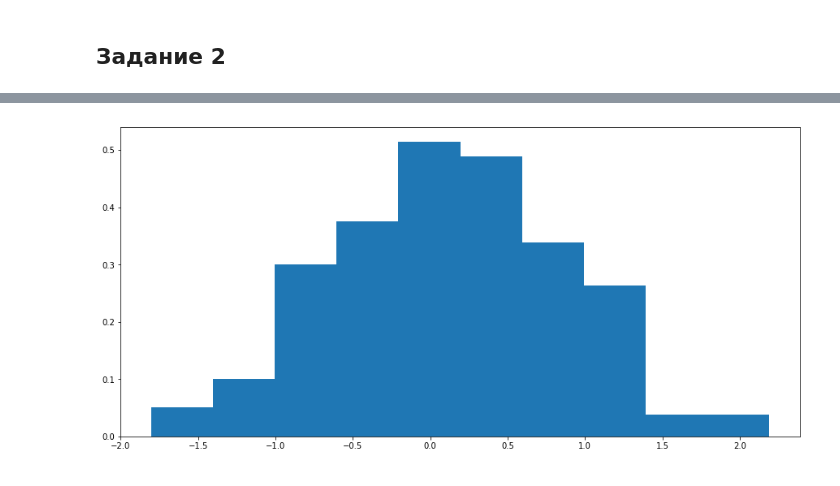
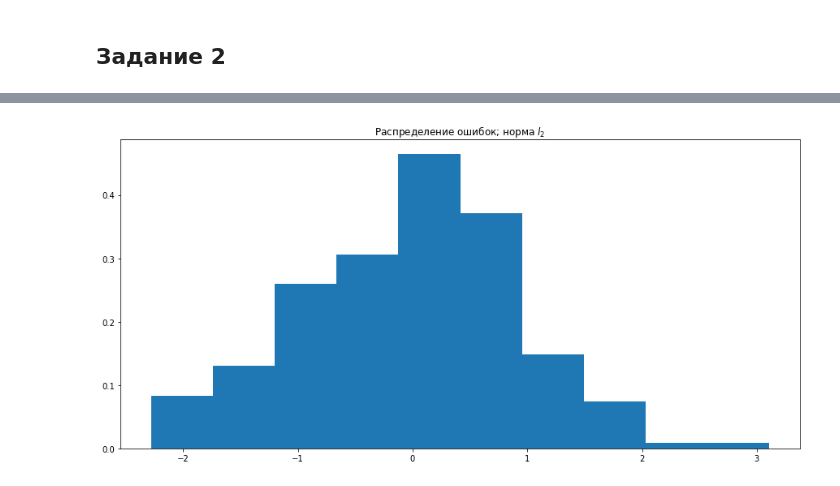
Before and after one commit to svinkapeppa/5-term, a Jupyter notebook: optimization/1.ipynb, the cells around one changed output, grey strips where cells are left out. Drawn from its saved outputs; the diff is of its cells as text; code cells hidden in the pictures.

```diff
--- a/optimization/1.ipynb
+++ b/optimization/1.ipynb
@@ -616,10 +804,11 @@ print('\tИз МНК:', np.round(astar, 2))
 # %%
-A = np.array(np.random.normal(size=(200, 80)))
+A = np.array(np.random.normal(size=(200, 3)))
 b = np.array(np.random.normal(size=200))
 # %%
 plt.figure(figsize=(15, 7))
 x = np.linalg.inv(A.T @ A) @ A.T @ b.T
 plt.hist(A @ x - b, bins=10, normed=True)
+plt.title('Распределение ошибок; норма $l_{2}$')
 plt.show()
 # %% [output]
-[figure, old version]
+[figure, new version]
```
Also changed, not shown: parts of 33 cells of this notebook.
